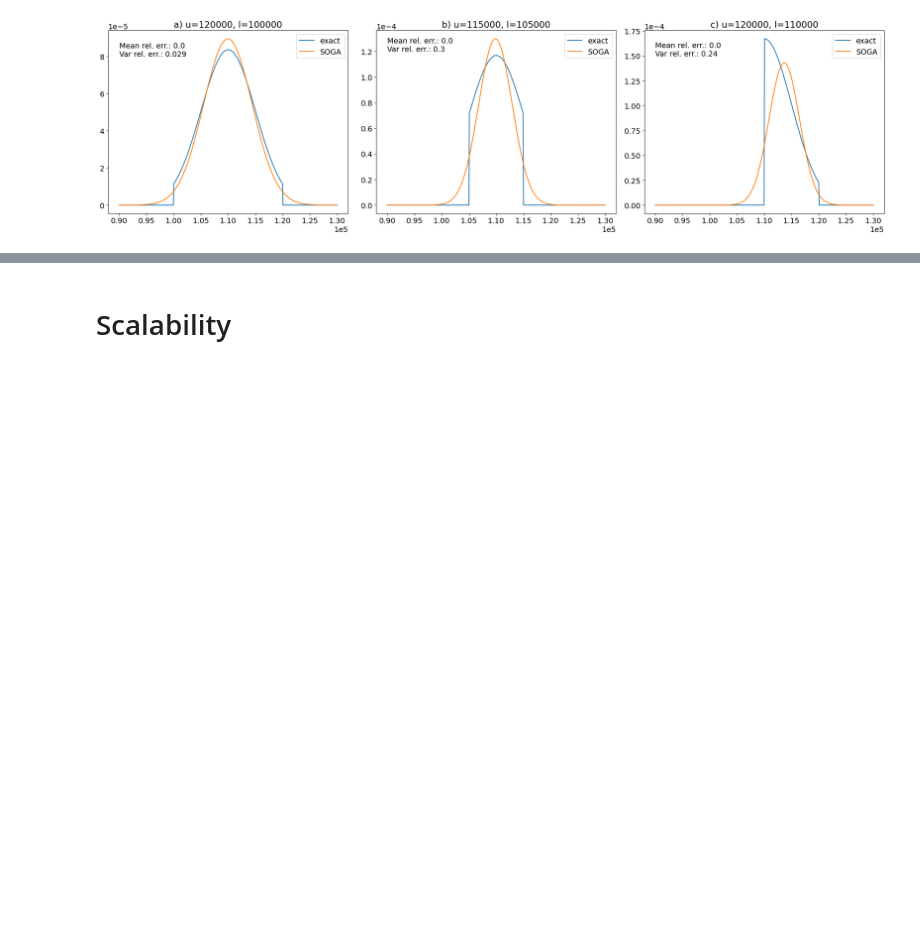
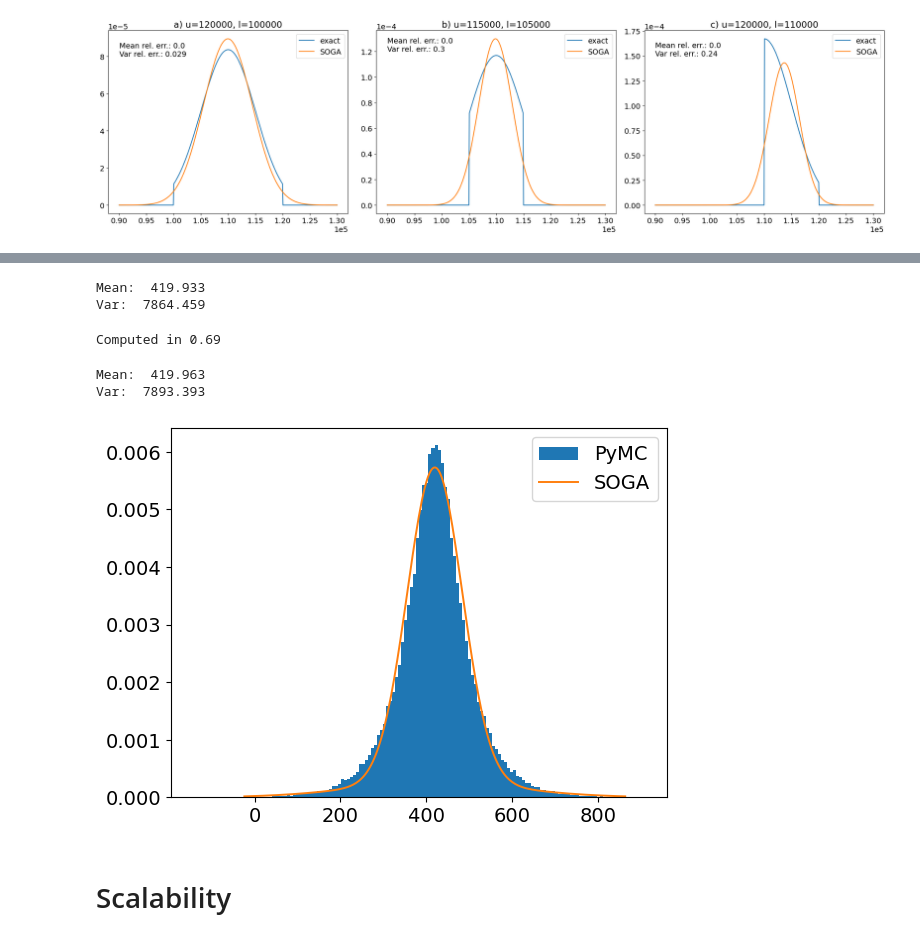
Before and after one commit to RasmusCarl/Privug-SOGA, a Jupyter notebook: SOSYM_Experiments.ipynb, the cells around one changed output, grey strips where cells are left out. Cells and saved outputs as stored; diff of their text form; code cells hidden in the pictures; blank space fills up the shorter version.

Commit message:
Added Laplace experiment

```diff
--- a/SOSYM_Experiments.ipynb
+++ b/SOSYM_Experiments.ipynb
@@ -693,3 +708,43 @@ plt.savefig('anonym2.pdf')
+# %%
+output3pymc = np.loadtxt("programs/SOGA/Privug/rasmus/Laplace/output3.txt")
+print('Mean: ', np.round(np.mean(output3pymc), 3))
+print('Var: ', np.round(np.var(output3pymc), 3))
+# %% [output]
+Mean:  419.933
+Var:  7864.459
+# %%
+file = 'programs/SOGA/Privug/rasmus/Laplace/Laplace3.soga'
+compiledFile = SOGA.compile2SOGA(file)
+cfg = SOGA.produce_cfg(compiledFile)
+
+start = time.time()
+output3soga = SOGA.start_SOGA(cfg)
+end = time.time()
+print('Computed in {}'.format(np.round(end-start,2)))
+# %% [output]
+Computed in 0.69
+# %%
+idx = output3soga.var_list.index('sum')
+
+mean_soga = output3soga.gm.mean()[idx]
+var_soga = output3soga.gm.cov()[idx, idx]
+std_soga = np.sqrt(var_soga)
+
+print('Mean: ', np.round(mean_soga, 3))
+print('Var: ', np.round(var_soga, 3))
+# %% [output]
+Mean:  419.963
+Var:  7893.393
+# %%
+x = np.linspace(mean_soga-5*std_soga, mean_soga+5*std_soga, 250)
+
+_ = plt.hist(output3pymc, bins=150, density=True, label='PyMC', linewidth=1.4)
+_ = plt.plot(x, output3soga.gm.marg_pdf(x,idx), label='SOGA', linewidth=1.4)
+_ = plt.legend(fontsize='14')
+
+plt.savefig('laplace.pdf')
+# %% [output]
+[figure, added]
 # %% [markdown]
 # Scalability
 # %%
```
Also changed, not shown: parts of 4 cells of this notebook.
